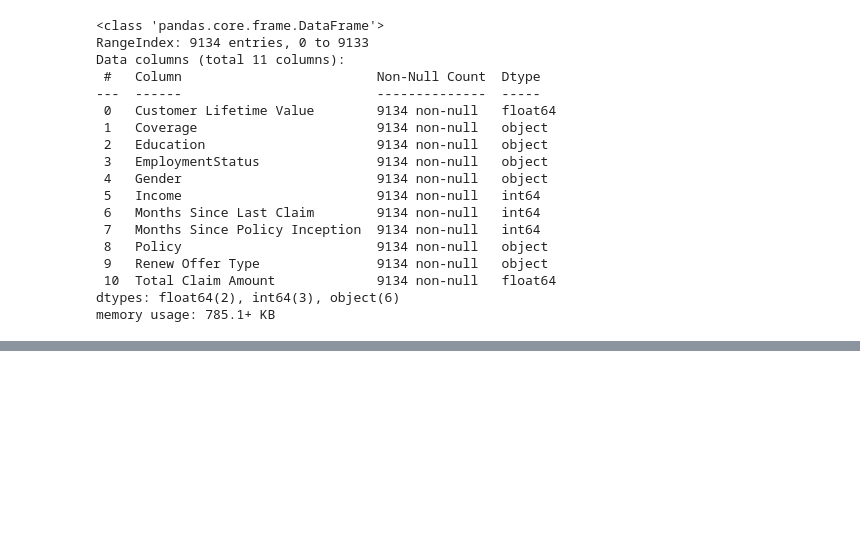
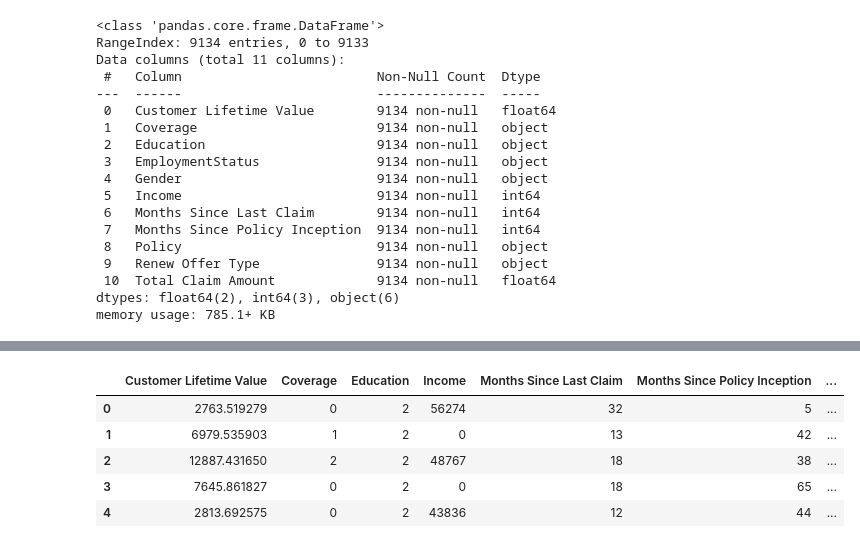
Before and after one commit to emazurenko/otus-ml-professional, a Jupyter notebook: homeworks/01_Boosting/homework.ipynb, the cells around one changed output, grey strips where cells are left out. Cells and saved outputs as stored; diff of their text form; code cells hidden in the pictures; blank space fills up the shorter version.

```diff
--- a/homeworks/01_Boosting/homework.ipynb
+++ b/homeworks/01_Boosting/homework.ipynb
@@ -134 +141,52 @@ Renew Offer Type: ['Offer1' 'Offer3' 'Offer2' 'Offer4']
 Gender: ['F' 'M']
+# %%
+# Преобразование нечисловых признаков
+from sklearn.preprocessing import OrdinalEncoder, OneHotEncoder
+from sklearn.compose import make_column_transformer
+
+def get_encoded_feature_name(feature, category):
+    return str(feature) + "_" + str(category)
+
+
+ordinal_encoder = OrdinalEncoder(categories=[
+        ['Basic', 'Extended', 'Premium'],
+        ['High School or Below', 'College', 'Bachelor',  'Master', 'Doctor'],
+        ['Offer1', 'Offer2', 'Offer3', 'Offer4'],
+        ['Personal L1', 'Personal L2', 'Personal L3',  'Corporate L1', 'Corporate L2',  'Corporate L3', 'Special L1',   'Special L2',  'Special L3']
+    ],
+    dtype=np.int16
+)
+
+binary_encoder = OneHotEncoder(
+    sparse_output=False,
+    drop='if_binary',
+    feature_name_combiner=get_encoded_feature_name,
+    dtype=np.byte
+)
+
+category_encoder = OneHotEncoder(
+    sparse_output=False,
+    feature_name_combiner=get_encoded_feature_name,
+    dtype=np.byte
+)
+
+
+column_transformer = make_column_transformer(
+    (ordinal_encoder, ordered_features + category_features),
+    (binary_encoder, binary_features)
+)
+
+encoded_df = clean_df.copy()
+encoded_df[binary_encoder.get_feature_names_out()] = binary_encoder.fit_transform(encoded_df[binary_features])
+encoded_df[ordered_features] = ordinal_encoder.fit_transform(encoded_df[ordered_features])
+encoded_df[category_encoder.get_feature_names_out()] = category_encoder.fit_transform(encoded_df[category_features])
+
+encoded_df = encoded_df.drop(binary_features + category_features, axis=1)
+encoded_df.head()
+# %% [output]
+|  | Customer Lifetime Value | Coverage | Education | Income | Months Since Last Claim | Months Since Policy Inception | ... |
+| 0 | 2763.519279 | 0 | 2 | 56274 | 32 | 5 | ... |
+| 1 | 6979.535903 | 1 | 2 | 0 | 13 | 42 | ... |
+| 2 | 12887.431650 | 2 | 2 | 48767 | 18 | 38 | ... |
+| 3 | 7645.861827 | 0 | 2 | 0 | 18 | 65 | ... |
+| 4 | 2813.692575 | 0 | 2 | 43836 | 12 | 44 | ... |
```
Also changed, not shown: parts of 4 cells of this notebook, 1 other file.
